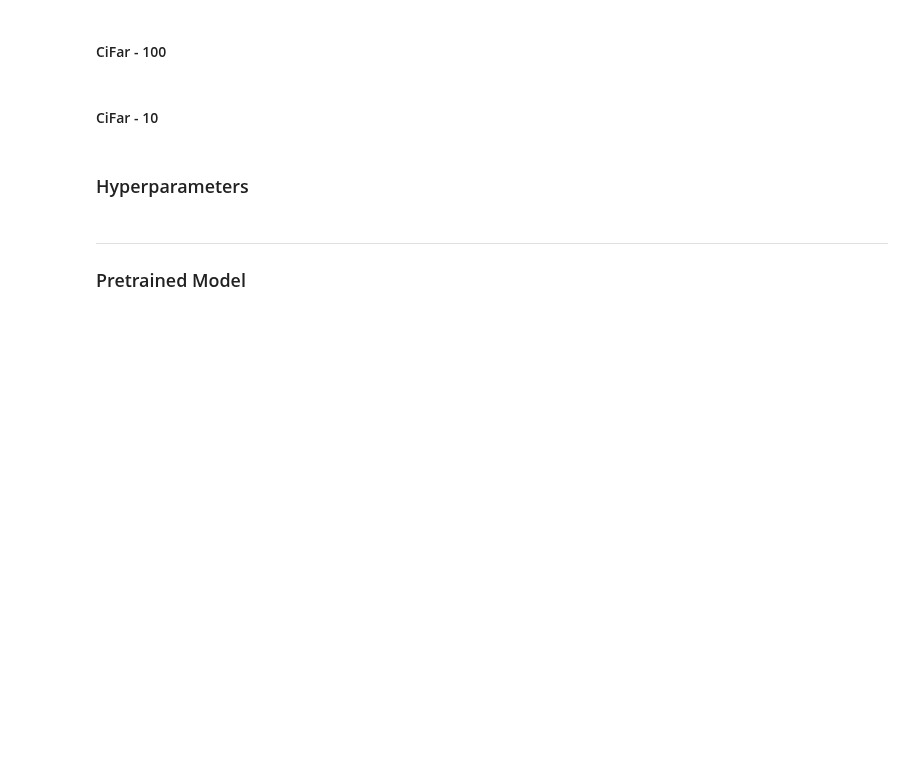
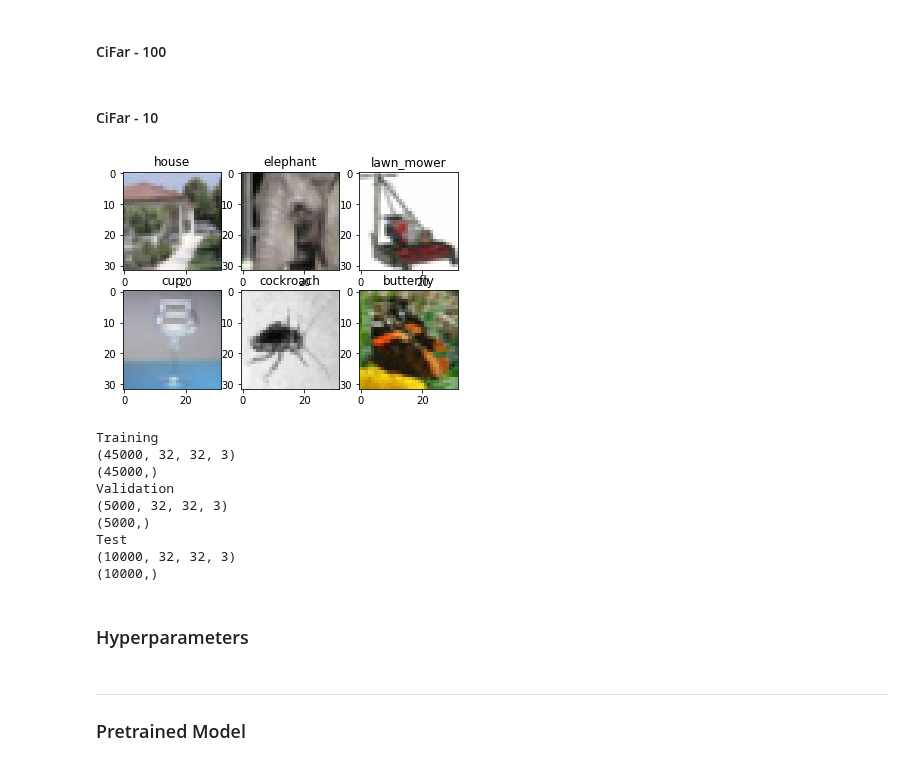
Before and after one commit to koulumang/CSU-CS510, a Jupyter notebook: CIFAR-10-100/Part-4-VGG16.ipynb, the cells around one changed output. Drawn from its saved outputs; the diff is of its cells as text; code cells hidden in the pictures; blank space fills up the shorter version.

```diff
--- a/CIFAR-10-100/Part-4-VGG16.ipynb
+++ b/CIFAR-10-100/Part-4-VGG16.ipynb
@@ -52,28 +37,39 @@ classes = [ "apple", "aquarium_fish", "baby", "bear", "beaver", "bed", "bee", "b
 # %%
 
 (train_images, train_labels), (test_images, test_labels) = cifar.load_data()
-train_images,val_images,train_labels,val_labels = train_test_split(train_images, train_labels, test_size = 0.2)
+train_images,val_images,train_labels,val_labels = train_test_split(train_images, train_labels, test_size = 0.1)
 
 train_labels = train_labels.reshape(-1,)
 val_labels = val_labels.reshape(-1,)
 test_labels = test_labels.reshape(-1,)
 
 
 for i in range(6):
   plt.subplot(2,3,i+1)
   plt.title(classes[train_labels[i]])
   plt.imshow(train_images[i],cmap='gray')
 plt.show()
 
 print("Training")
 print(train_images.shape)
 print(train_labels.shape)
 print("Validation")
 print(val_images.shape)
 print(val_labels.shape)
 print("Test")
 print(test_images.shape)
 print(test_labels.shape)
+# %% [output]
+[figure, added]
+Training
+(45000, 32, 32, 3)
+(45000,)
+Validation
+(5000, 32, 32, 3)
+(5000,)
+Test
+(10000, 32, 32, 3)
+(10000,)
 # %% [markdown]
 ### Hyperparameters
 # %%
```
Also changed, not shown: parts of 9 cells of this notebook, 1 other file.
